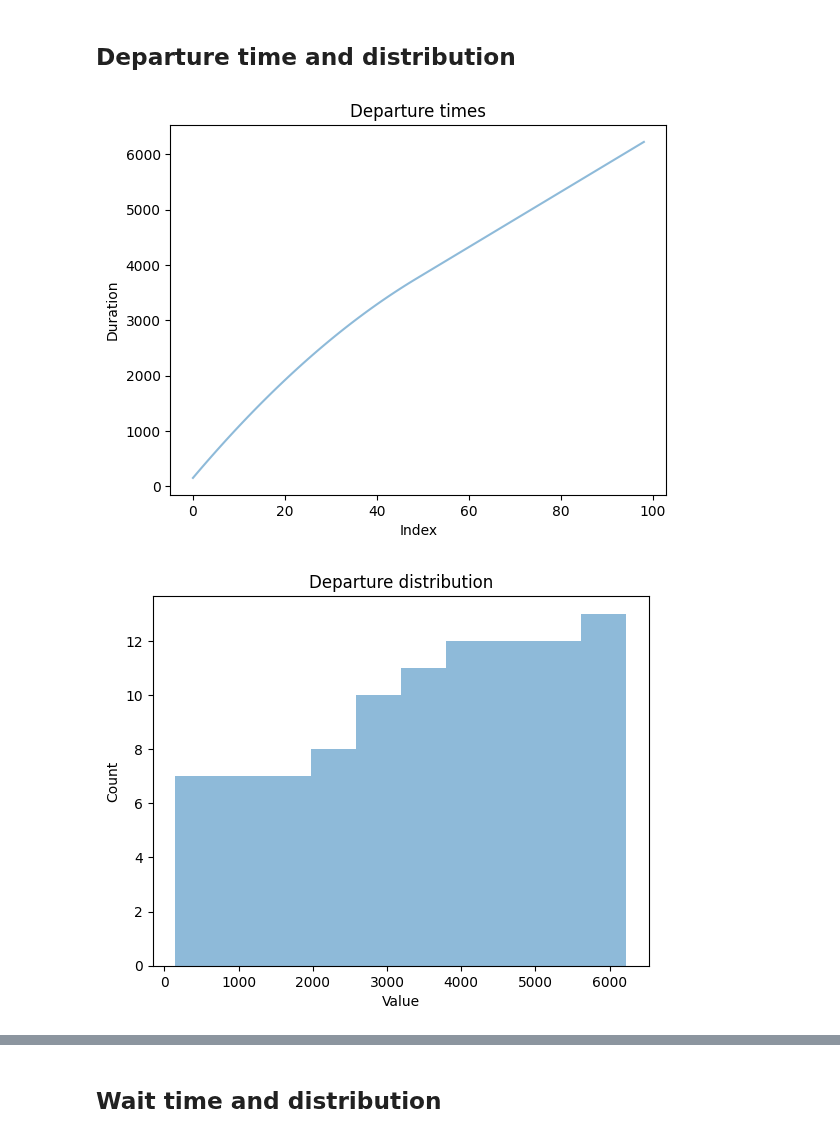
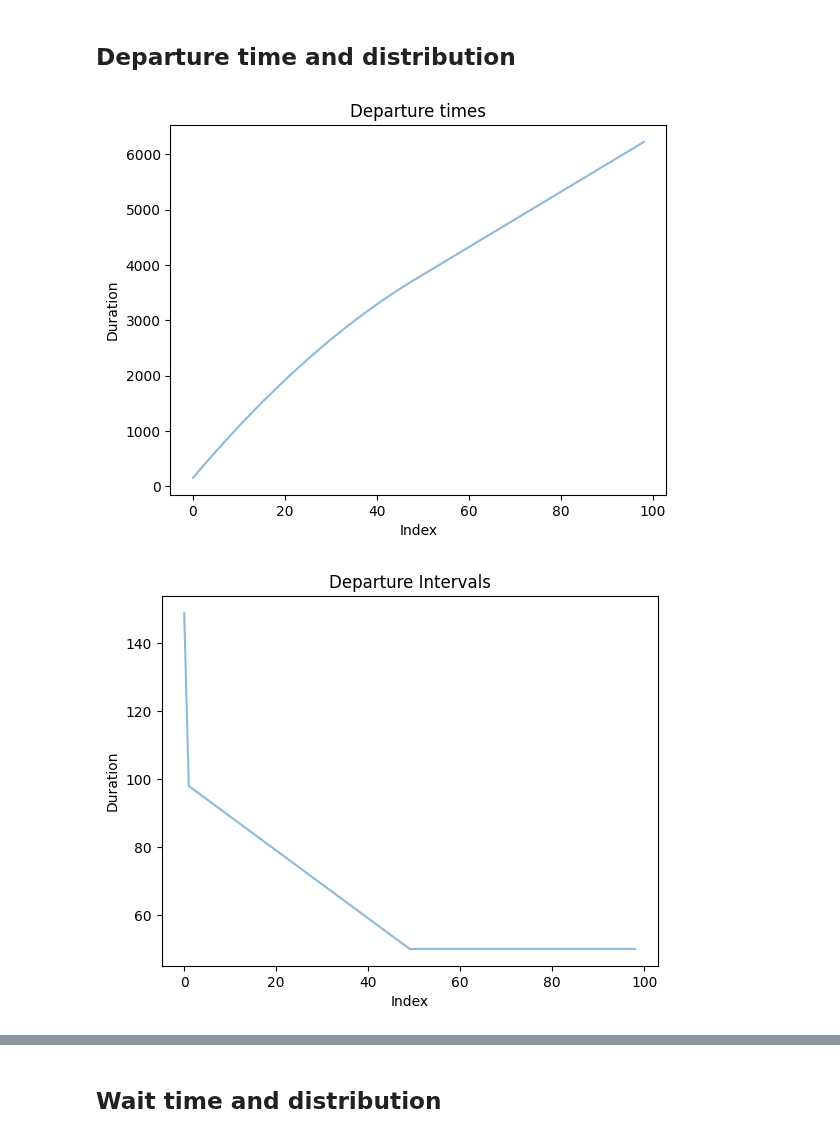
Before and after one commit to gitaroktato/queue-model-in-python, a Jupyter notebook: interesting-experiments.ipynb, the cells around one changed output, grey strips where cells are left out. Saved outputs shown, nothing was run; the diff lists cells and outputs as text; code cells hidden in the pictures.

```diff
--- a/interesting-experiments.ipynb
+++ b/interesting-experiments.ipynb
@@ -59,17 +59,25 @@ Mean queue length: 4.969543147208122
 # %% [markdown]
 ## Departure time and distribution
 # %%
+from src.queue import timestamps_to_intervals
+
 plt.title("Departure times")
 plt.xlabel("Index")
 plt.ylabel("Duration")
 plt.plot(queue.departure_times, alpha=0.5)
+plt.show()
+
+plt.title("Departure Intervals")
+plt.xlabel("Index")
+plt.ylabel("Duration")
+plt.plot(timestamps_to_intervals(queue.departure_times), alpha=0.5)
 plt.show()
 
 plt.title("Departure distribution")
 plt.xlabel("Value")
 plt.ylabel("Count")
 plt.hist(queue.departure_times, alpha=0.5)
 plt.show()
 # %% [output]
 [figure]
-[figure, old version]
+[figure, new version]
```
Also changed, not shown: parts of 1 cell of this notebook, 4 other files.
